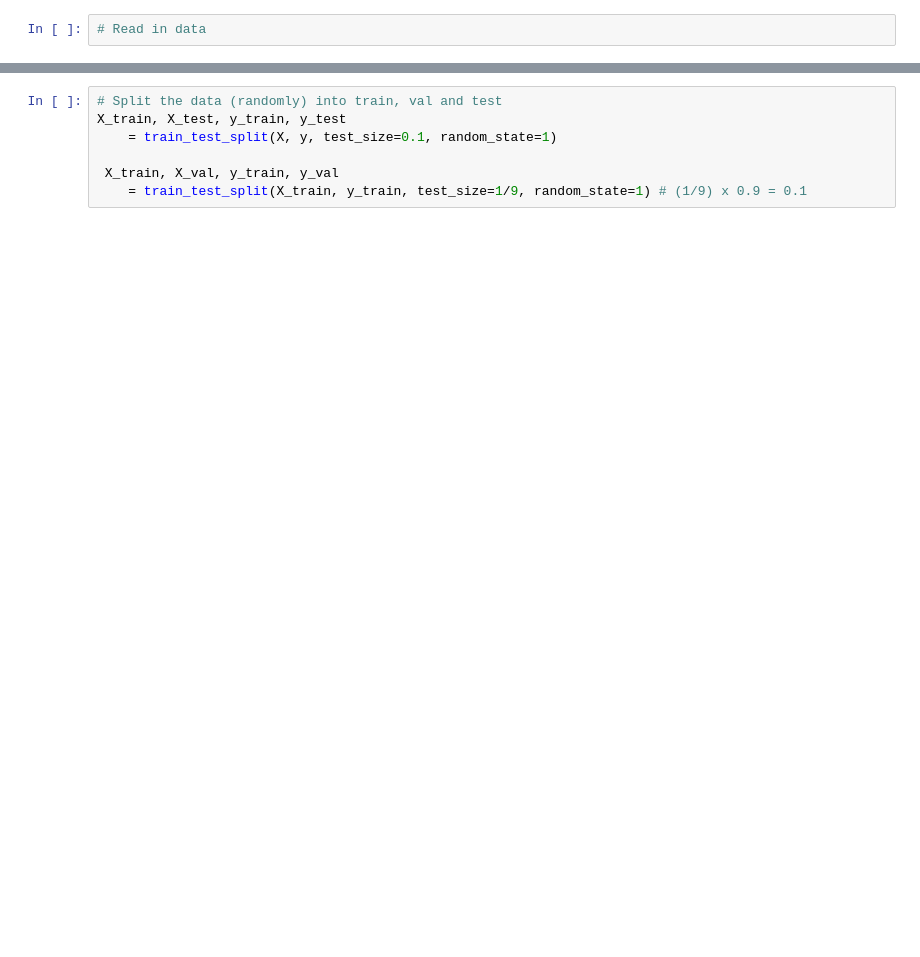
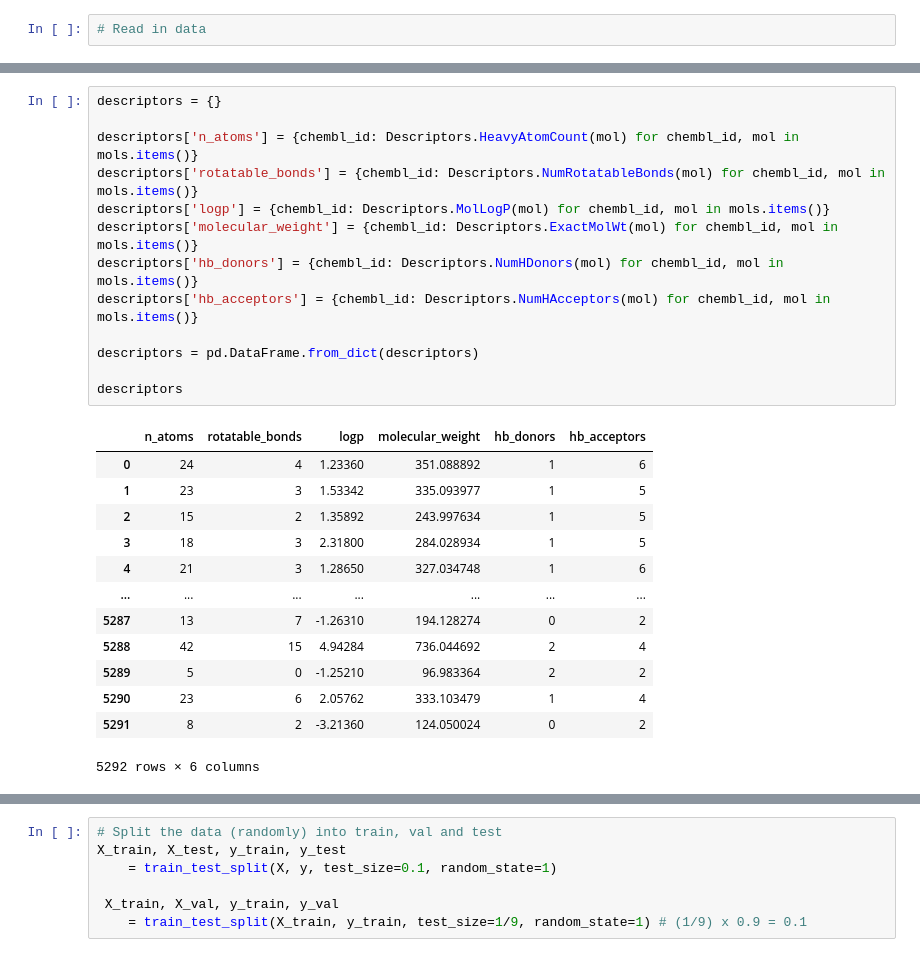
Before and after one commit to EngEmmanuel/DSProject, a Jupyter notebook: pipeline.ipynb, the cells around one changed output, grey strips where cells are left out. Drawn from its saved outputs; the diff is of its cells as text; blank space fills up the shorter version.

```diff
--- a/pipeline.ipynb
+++ b/pipeline.ipynb
@@ -14,0 +29,27 @@ y = np.random.rand(30,1)
+# %%
+descriptors = {}
+
+descriptors['n_atoms'] = {chembl_id: Descriptors.HeavyAtomCount(mol) for chembl_id, mol in mols.items()}
+descriptors['rotatable_bonds'] = {chembl_id: Descriptors.NumRotatableBonds(mol) for chembl_id, mol in mols.items()}
+descriptors['logp'] = {chembl_id: Descriptors.MolLogP(mol) for chembl_id, mol in mols.items()}
+descriptors['molecular_weight'] = {chembl_id: Descriptors.ExactMolWt(mol) for chembl_id, mol in mols.items()}
+descriptors['hb_donors'] = {chembl_id: Descriptors.NumHDonors(mol) for chembl_id, mol in mols.items()}
+descriptors['hb_acceptors'] = {chembl_id: Descriptors.NumHAcceptors(mol) for chembl_id, mol in mols.items()}
+
+descriptors = pd.DataFrame.from_dict(descriptors)
+
+descriptors
+# %% [output]
+|  | n_atoms | rotatable_bonds | logp | molecular_weight | hb_donors | hb_acceptors |
+| 0 | 24 | 4 | 1.23360 | 351.088892 | 1 | 6 |
+| 1 | 23 | 3 | 1.53342 | 335.093977 | 1 | 5 |
+| 2 | 15 | 2 | 1.35892 | 243.997634 | 1 | 5 |
+| 3 | 18 | 3 | 2.31800 | 284.028934 | 1 | 5 |
+| 4 | 21 | 3 | 1.28650 | 327.034748 | 1 | 6 |
+| ... | ... | ... | ... | ... | ... | ... |
+| 5287 | 13 | 7 | -1.26310 | 194.128274 | 0 | 2 |
+| 5288 | 42 | 15 | 4.94284 | 736.044692 | 2 | 4 |
+| 5289 | 5 | 0 | -1.25210 | 96.983364 | 2 | 2 |
+| 5290 | 23 | 6 | 2.05762 | 333.103479 | 1 | 4 |
+| 5291 | 8 | 2 | -3.21360 | 124.050024 | 0 | 2 |
+5292 rows × 6 columns
```
Also changed, not shown: parts of 11 cells of this notebook, 2 other files.
